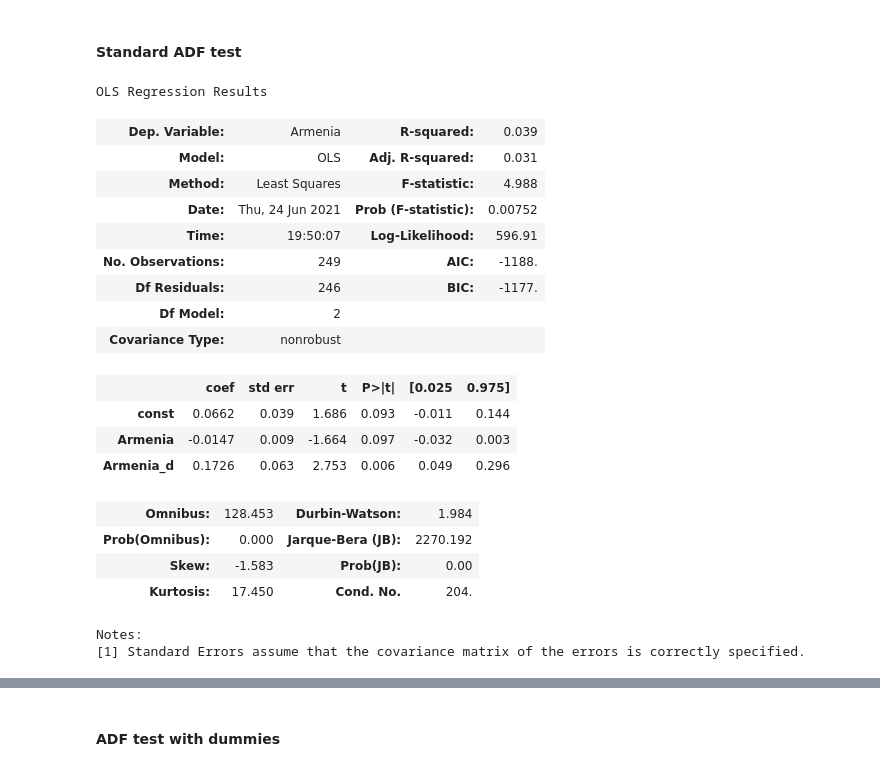
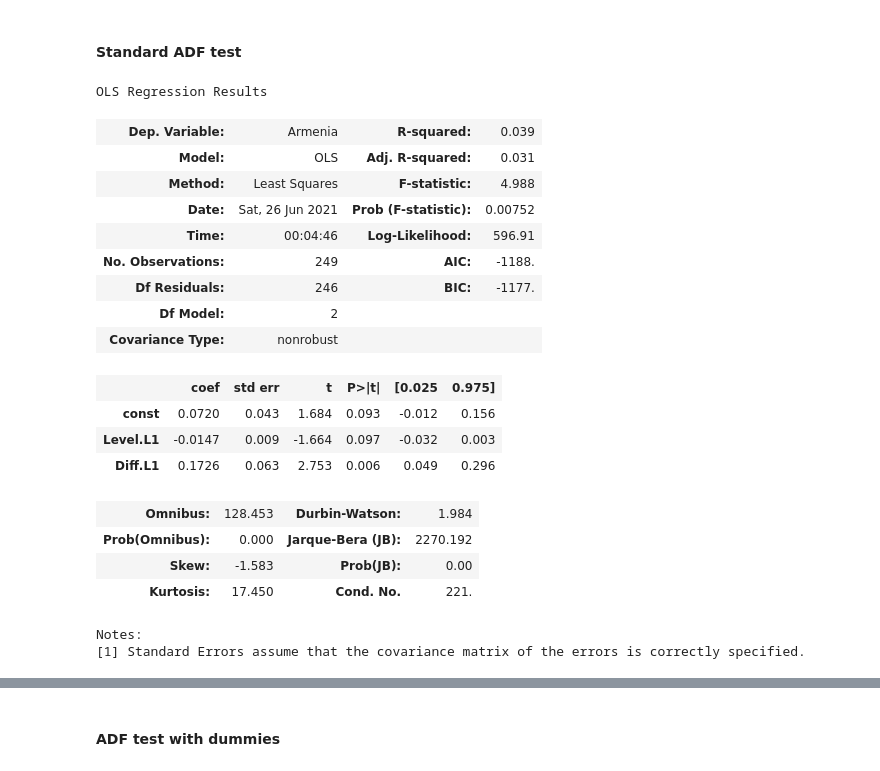
Before and after one commit to vlad-yeghiazaryan/PPP-in-EAEU, a Jupyter notebook: PPP_in_EAEU.ipynb, the cells around one changed output, grey strips where cells are left out. Cells and saved outputs as stored; diff of their text form; code cells hidden in the pictures.

```diff
--- a/PPP_in_EAEU.ipynb
+++ b/PPP_in_EAEU.ipynb
@@ -346,29 +346,33 @@ Alternative Hypothesis: The process is weakly stationary.
 #### Standard ADF test
 # %%
 # This replicates the results above with the ADF class
-d_y = dataLogs['Armenia'].diff()
-y_1 = dataLogs[['Armenia']].shift(1)
-d_y_1 = dataLogs['Armenia'].diff(1).shift(1)
-Res = OLS(d_y[2:],exog=sm.add_constant((y_1.join(d_y_1,rsuffix='_d'))[2:])).fit()
-Res.summary()
+lags = 1 # dynamically scalable
+diff = dataLogs['Armenia'].diff(1)
+d_y = diff[1+lags:]
+y_1 = dataLogs['Armenia'].shift(1).rename('Level.L1')
+d_y_lags = pd.DataFrame(lagmat(diff, maxlag=lags), index=diff.index,
+                        columns=['Diff.L'+str(i) for i in range(1, lags+1)])
+X = sm.add_constant(pd.concat([y_1, d_y_lags], axis=1))[1+lags:]
+res = OLS(d_y, exog=X).fit()
+res.summary()
 # %% [output]
 OLS Regression Results
 | Dep. Variable: | Armenia | R-squared: | 0.039 |
 | Model: | OLS | Adj. R-squared: | 0.031 |
 | Method: | Least Squares | F-statistic: | 4.988 |
-| Date: | Thu, 24 Jun 2021 | Prob (F-statistic): | 0.00752 |
-| Time: | 19:50:07 | Log-Likelihood: | 596.91 |
+| Date: | Sat, 26 Jun 2021 | Prob (F-statistic): | 0.00752 |
+| Time: | 00:04:46 | Log-Likelihood: | 596.91 |
 | No. Observations: | 249 | AIC: | -1188. |
 | Df Residuals: | 246 | BIC: | -1177. |
 | Df Model: | 2 |  |  |
 | Covariance Type: | nonrobust |  |  |
 |  | coef | std err | t | P>|t| | [0.025 | 0.975] |
-| const | 0.0662 | 0.039 | 1.686 | 0.093 | -0.011 | 0.144 |
-| Armenia | -0.0147 | 0.009 | -1.664 | 0.097 | -0.032 | 0.003 |
-| Armenia_d | 0.1726 | 0.063 | 2.753 | 0.006 | 0.049 | 0.296 |
+| const | 0.0720 | 0.043 | 1.684 | 0.093 | -0.012 | 0.156 |
+| Level.L1 | -0.0147 | 0.009 | -1.664 | 0.097 | -0.032 | 0.003 |
+| Diff.L1 | 0.1726 | 0.063 | 2.753 | 0.006 | 0.049 | 0.296 |
 | Omnibus: | 128.453 | Durbin-Watson: | 1.984 |
 | Prob(Omnibus): | 0.000 | Jarque-Bera (JB): | 2270.192 |
 | Skew: | -1.583 | Prob(JB): | 0.00 |
-| Kurtosis: | 17.450 | Cond. No. | 204. |
+| Kurtosis: | 17.450 | Cond. No. | 221. |
 Notes:
 [1] Standard Errors assume that the covariance matrix of the errors is correctly specified.
```
Also changed, not shown: parts of 11 cells of this notebook, 13 other files.
